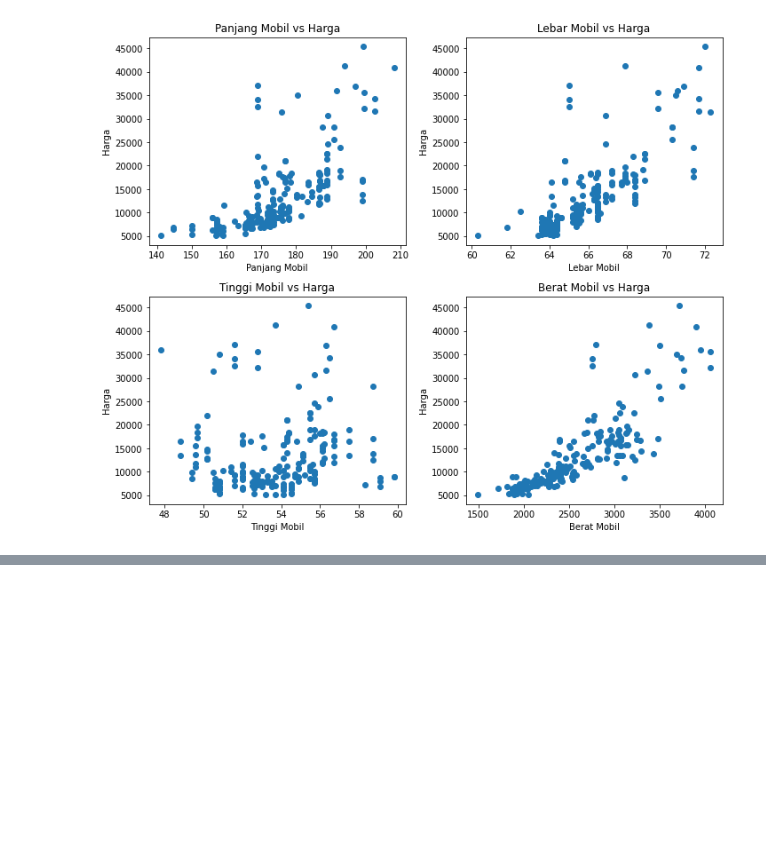
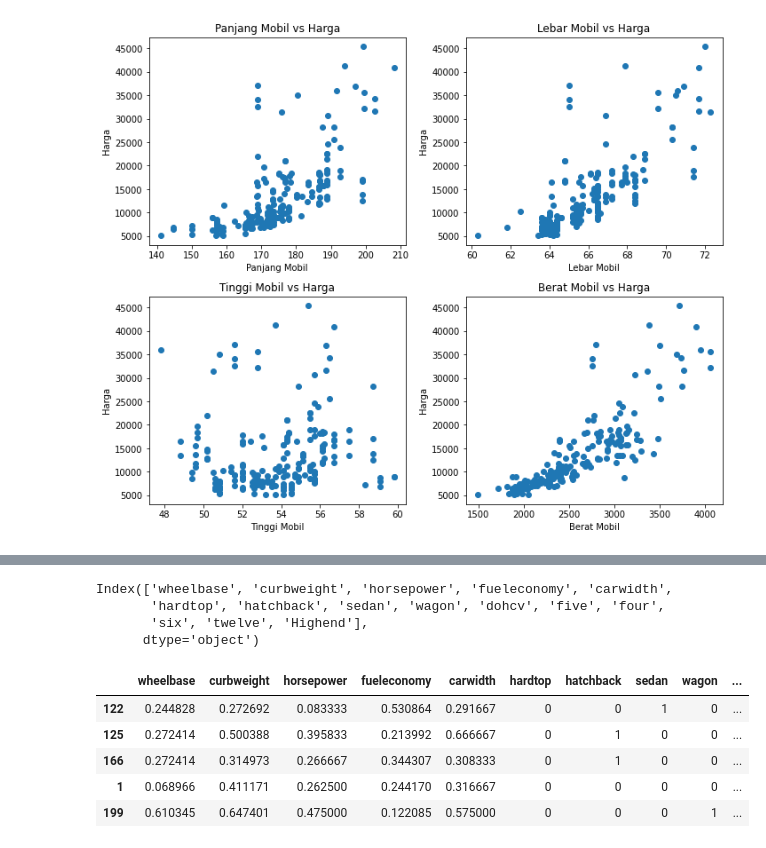
Before and after one commit to ihyamars07/Car-Analysis, a Jupyter notebook: UAS_CAR.ipynb, the cells around one changed output, grey strips where cells are left out. Cells and saved outputs as stored; diff of their text form; code cells hidden in the pictures; blank space fills up the shorter version.

```diff
--- a/UAS_CAR.ipynb
+++ b/UAS_CAR.ipynb
@@ -282,0 +359,9 @@ plt.tight_layout()
+# %%
+#Dividing data into X and y variables
+y_train = df_train.pop('price')
+X_train = df_train
+# %%
+lm = LinearRegression()
+lm.fit(X_train,y_train)
+rfe = RFE(lm, step = 10)
+rfe = rfe.fit(X_train, y_train)
@@ -282,0 +388,17 @@ plt.tight_layout()
+# %%
+X_train.columns[rfe.support_]
+# %% [output]
+Index(['wheelbase', 'curbweight', 'horsepower', 'fueleconomy', 'carwidth',
+       'hardtop', 'hatchback', 'sedan', 'wagon', 'dohcv', 'five', 'four',
+       'six', 'twelve', 'Highend'],
+      dtype='object')
+# %%
+X_train_rfe = X_train[X_train.columns[rfe.support_]]
+X_train_rfe.head()
+# %% [output]
+|  | wheelbase | curbweight | horsepower | fueleconomy | carwidth | hardtop | hatchback | sedan | wagon | ... |
+| 122 | 0.244828 | 0.272692 | 0.083333 | 0.530864 | 0.291667 | 0 | 0 | 1 | 0 | ... |
+| 125 | 0.272414 | 0.500388 | 0.395833 | 0.213992 | 0.666667 | 0 | 1 | 0 | 0 | ... |
+| 166 | 0.272414 | 0.314973 | 0.266667 | 0.344307 | 0.308333 | 0 | 1 | 0 | 0 | ... |
+| 1 | 0.068966 | 0.411171 | 0.262500 | 0.244170 | 0.316667 | 0 | 0 | 0 | 0 | ... |
+| 199 | 0.610345 | 0.647401 | 0.475000 | 0.122085 | 0.575000 | 0 | 0 | 0 | 1 | ... |
```
Also changed, not shown: parts of 17 cells of this notebook.
